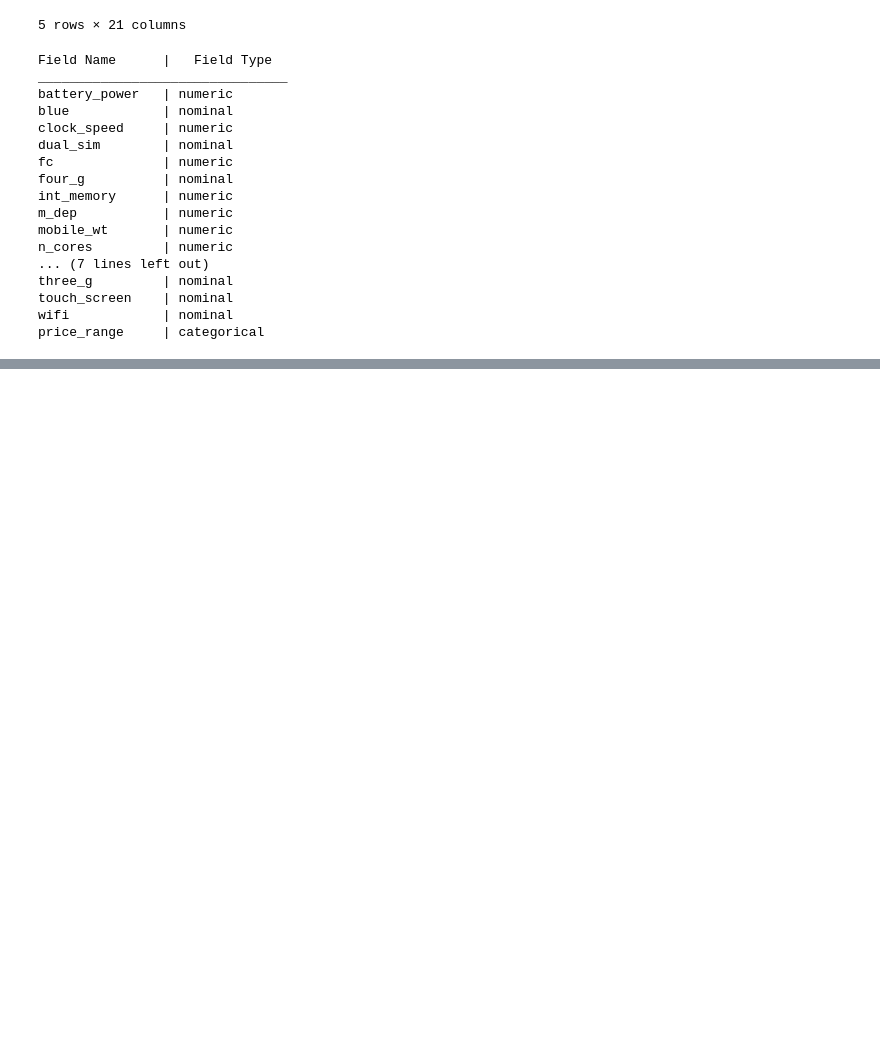
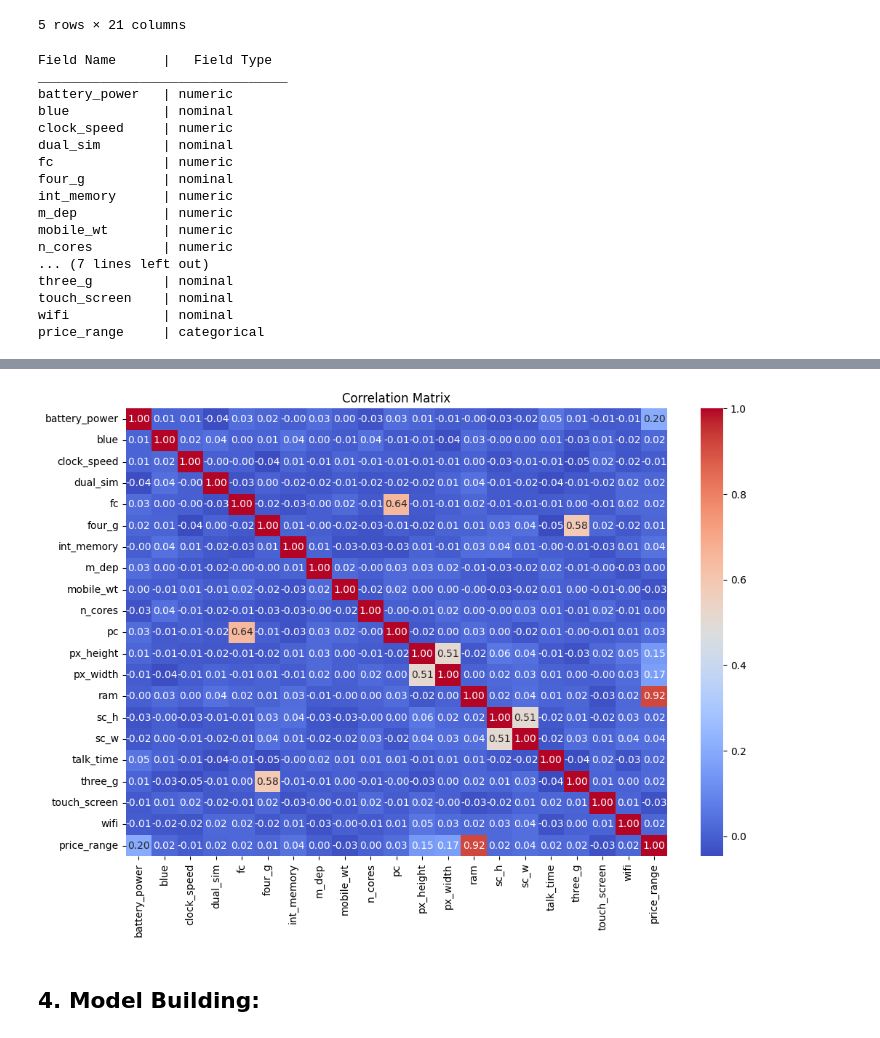
Before and after one commit to safsalem/ISE291_Project, a Jupyter notebook: ISE291Project_Team5.ipynb, the cells around one changed output, grey strips where cells are left out. Saved outputs shown, nothing was run; the diff lists cells and outputs as text; code cells hidden in the pictures; blank space fills up the shorter version.

```diff
--- a/ISE291Project_Team5.ipynb
+++ b/ISE291Project_Team5.ipynb
@@ -221,0 +231,12 @@ plt.show()
+# %%
+#v. Assess the relationship between variables.
+# However to do that, we need to convert the categorical columns to numerical columns first
+# the output column gets a costume encoding based on the different price ranges
+outputMap = {'Very Cheap': 0, 'Cheap': 1 , 'Avarage': 2, 'Expensive': 3}
+df['price_range'] = df['price_range'].map(outputMap)
+from sklearn.preprocessing import LabelEncoder
+label_encoder = LabelEncoder()
+categorical_columns = df.select_dtypes(include=['object']).columns.tolist()
+for column in categorical_columns:
+    df[column] = label_encoder.fit_transform(df[column])
+display(df.head()) # data after encoding all the categorical columns
@@ -221,0 +251,8 @@ plt.show()
+# %%
+# now we can assess the relationship between variables
+plt.figure(figsize=(12, 8))
+sns.heatmap(df.corr(), annot=True, cmap='coolwarm', fmt=".2f")
+plt.title("Correlation Matrix")
+plt.show()
+# %% [output]
+[figure, added]
@@ -221,0 +261,2 @@ plt.show()
+# %% [markdown]
+## 4. Model Building:
```
Also changed, not shown: parts of 14 cells of this notebook, 1 other file.
